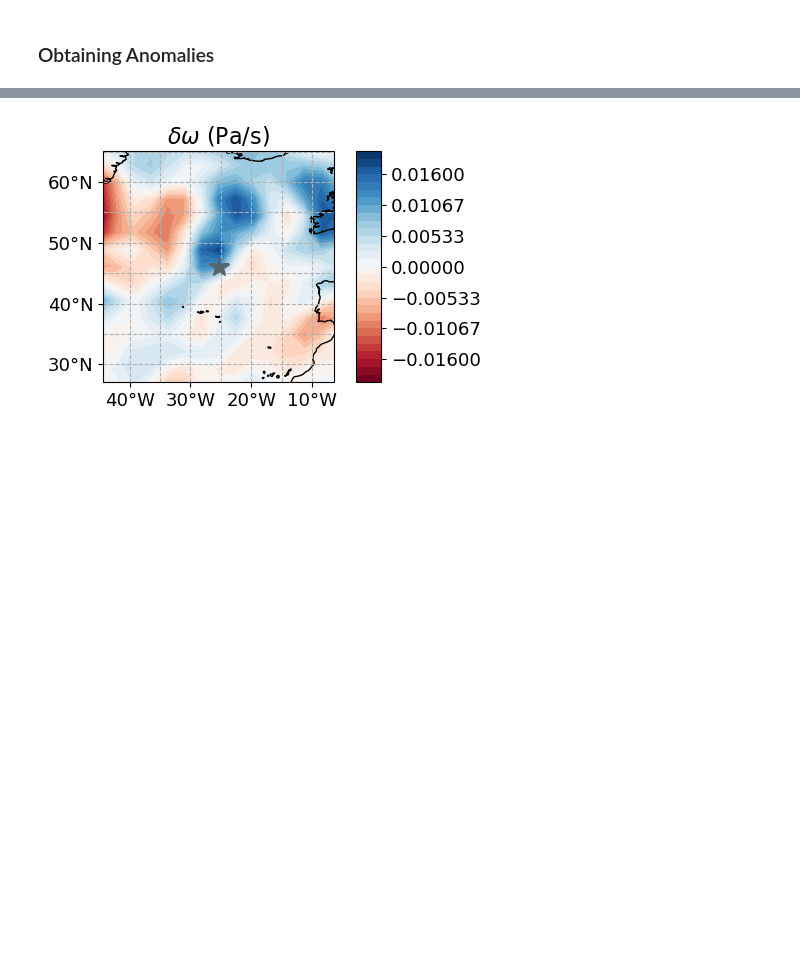
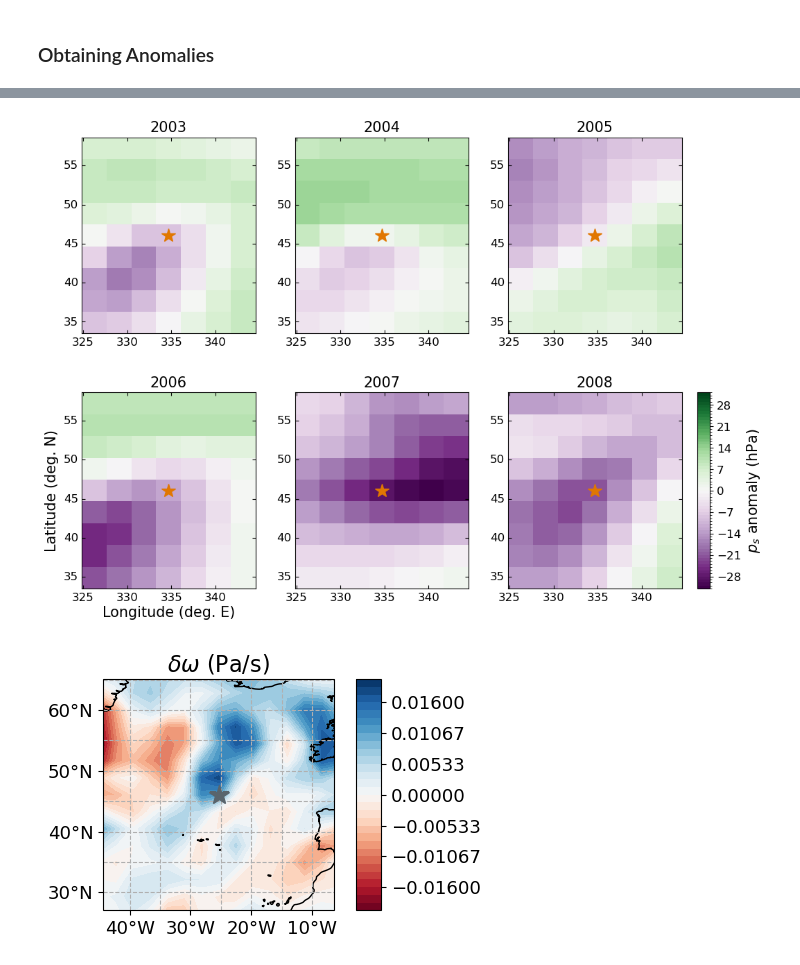
Before and after one commit to ageorgemorgan/epe-analysis, a Jupyter notebook: ps_localized.ipynb, the cells around one changed output, grey strips where cells are left out. Cells and saved outputs as stored; diff of their text form; code cells hidden in the pictures; blank space fills up the shorter version.

```diff
--- a/ps_localized.ipynb
+++ b/ps_localized.ipynb
@@ -252,3 +261,85 @@ plt.show()
+# %%
+ps_epe_anom_all_zoomed = (da_ps_on_epe_days - da_ps_localized.mean(dim="time")).sel(
+    lon = slice(random_lon - 2 * box_size, random_lon + 2 * box_size),
+    lat = slice(random_lat - 2 * box_size, random_lat + 2 * box_size),
+)
+ps_epe_anom_min = ps_epe_anom_all_zoomed.min().values
+ps_epe_anom_max = ps_epe_anom_all_zoomed.max().values
+
+vmin = np.floor(min(-np.abs(ps_epe_anom_min), -np.abs(ps_epe_anom_max)))
+vmax = np.ceil(max(np.abs(ps_epe_anom_min), np.abs(ps_epe_anom_max)))
+# %%
+# plt.rc('font', family='serif')
+
+fig = plt.figure(figsize=(12, 18))
+
+gs = fig.add_gridspec(4, 4, width_ratios=[1, 1, 1, 0.03])
+gs.update(wspace=0.3, hspace=0.3)
+
+row_idx = 0
+col_idx = 0
+
+for year in year_range:
+    ax = fig.add_subplot(
+        gs[row_idx, col_idx],
+        axes_class = axisartist.axislines.AxesZero,
+    )
+
+    ps_epe_anom_current_year = ps_epe_anom_all_zoomed.sel(time = year)
+
+    ps_anom_plot = ps_epe_anom_current_year.plot(
+        ax = ax,
+        add_colorbar = False,
+        add_labels = False,
+        vmin = vmin,
+        vmax = vmax,
+        levels = 1 + int(2 * vmax),
+        cmap = "PRGn",
+    )
+
+    ax.plot(
+           random_lon,
+           random_lat,
+           marker="*",
+           color= "xkcd:pumpkin",
+           markersize = 15,
+           # transform = ccrs.PlateCarree(central_longitude = 180),
+    )
+
+    ax.set_title(year, fontsize = TITLE_FONT_SIZE)
+    ax.tick_params(axis='both', labelsize = TITLE_FONT_SIZE)
+
+    if row_idx == 1 and col_idx == 0:
+        ax.set_xlabel("Longitude (deg. E)", fontsize = 100)
+        ax.set_ylabel("Latitude (deg. N)")
+
+    if year == 2005:
+        row_idx += 1
+
+    col_idx += 1
+    col_idx = col_idx % 3
+
+# Hack to get the colorbar axes position looking good...manually
+# massage the bbox!
+my_cax = fig.add_subplot(gs[1,3])
+pos = my_cax.get_position()
+pos.x0 = 0.865
+pos.x1 = pos.x0 + 0.015
+my_cax.set_position(pos)
+
+# Finally draw the colorbar itself
+plt.colorbar(
+            ps_anom_plot,
+            ax = ax,
+            cax = my_cax,
+)
+
+my_cax.tick_params(labelsize = TICK_FONT_SIZE)
+my_cax.set_ylabel(r"$p_s$ anomaly (hPa)", fontsize = TITLE_FONT_SIZE)
+#plt.savefig("ztmst-summary" + ".png", dpi=600)
+plt.show()
+# %% [output]
+[figure, added]
 # %%
 wap_epe_anom = (da_wap_on_epe_days - da_wap_localized.mean(dim="time")).sel(time = 2005) #.mean(dim="time")
 # year 2005 is very weird!
```
Also changed, not shown: parts of 23 cells of this notebook, 1 other file.
